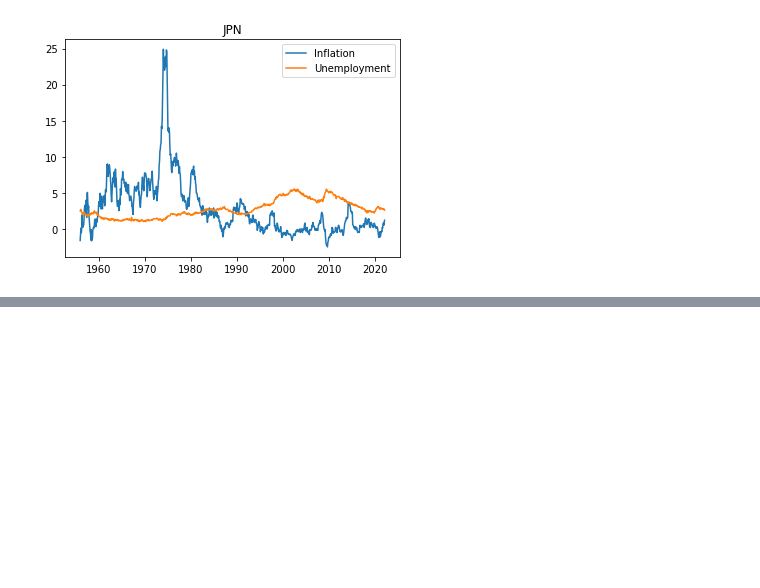
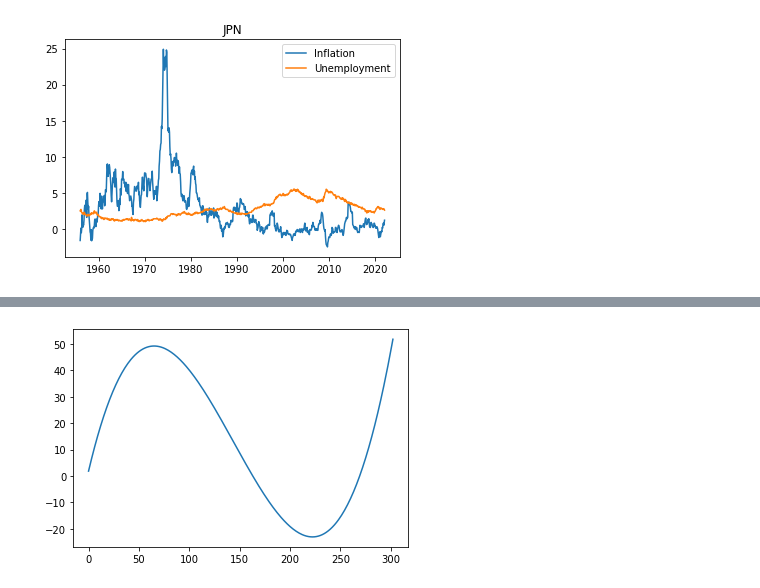
Before and after one commit to dobrodzziej/Data-Analytics-Project, a Jupyter notebook: projekto.ipynb, the cells around one changed output, grey strips where cells are left out. Drawn from its saved outputs; the diff is of its cells as text; code cells hidden in the pictures; blank space fills up the shorter version.

```diff
--- a/projekto.ipynb
+++ b/projekto.ipynb
@@ -158,0 +203,11 @@ for country in countries:
+# %%
+x = range(len(infl_list[0]))
+x2 = np.multiply(x, x)
+x3 = np.multiply(x2, x)
+x4 = np.multiply(x3, x)
+x5 = np.multiply(x4, x)
+plt.figure(1)
+plt.plot(x, x3*coef[0] + x2*coef[1] + x*coef[2] + coef[3])
+plt.show()
+# %% [output]
+[figure, added]
```
Also changed, not shown: parts of 13 cells of this notebook, 9 other files.
